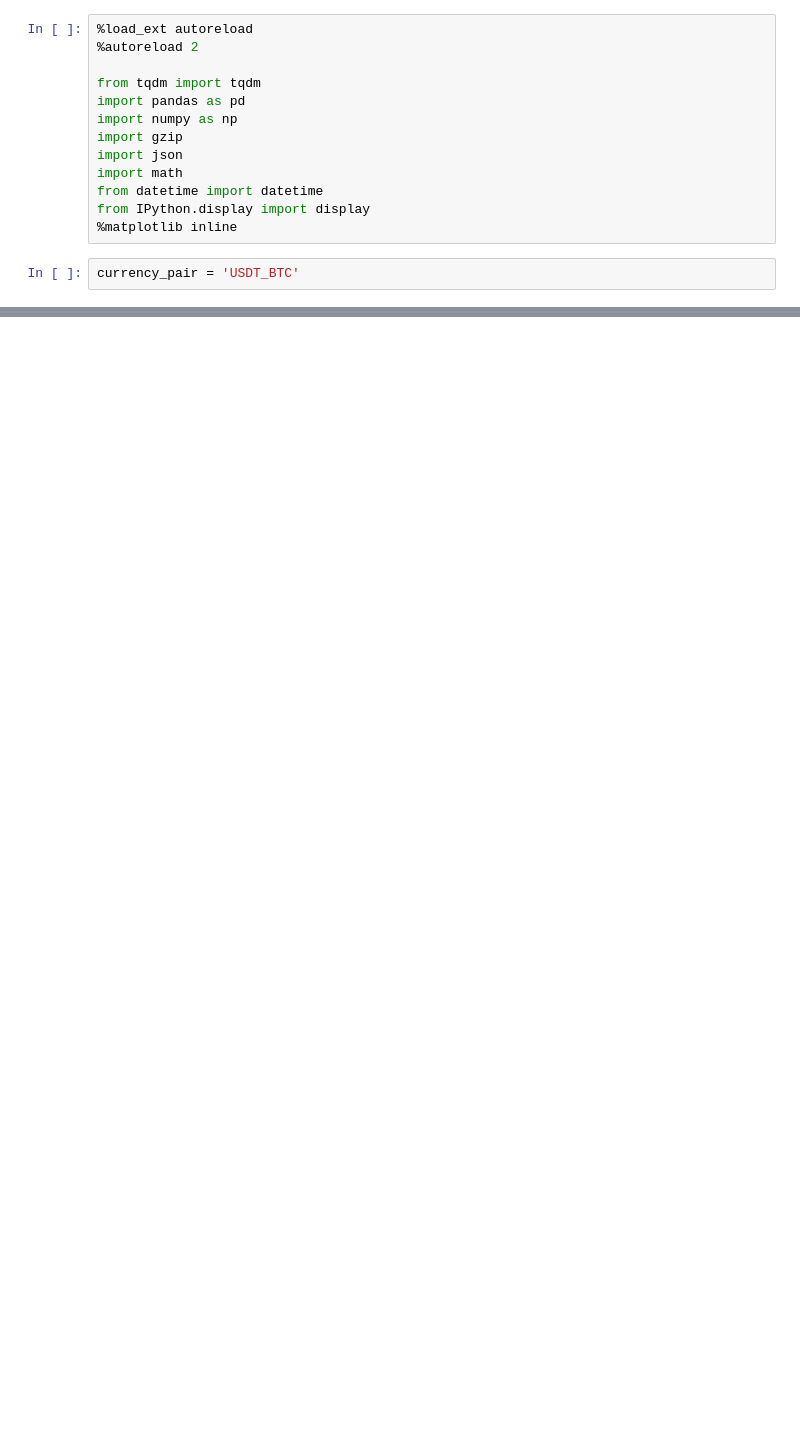
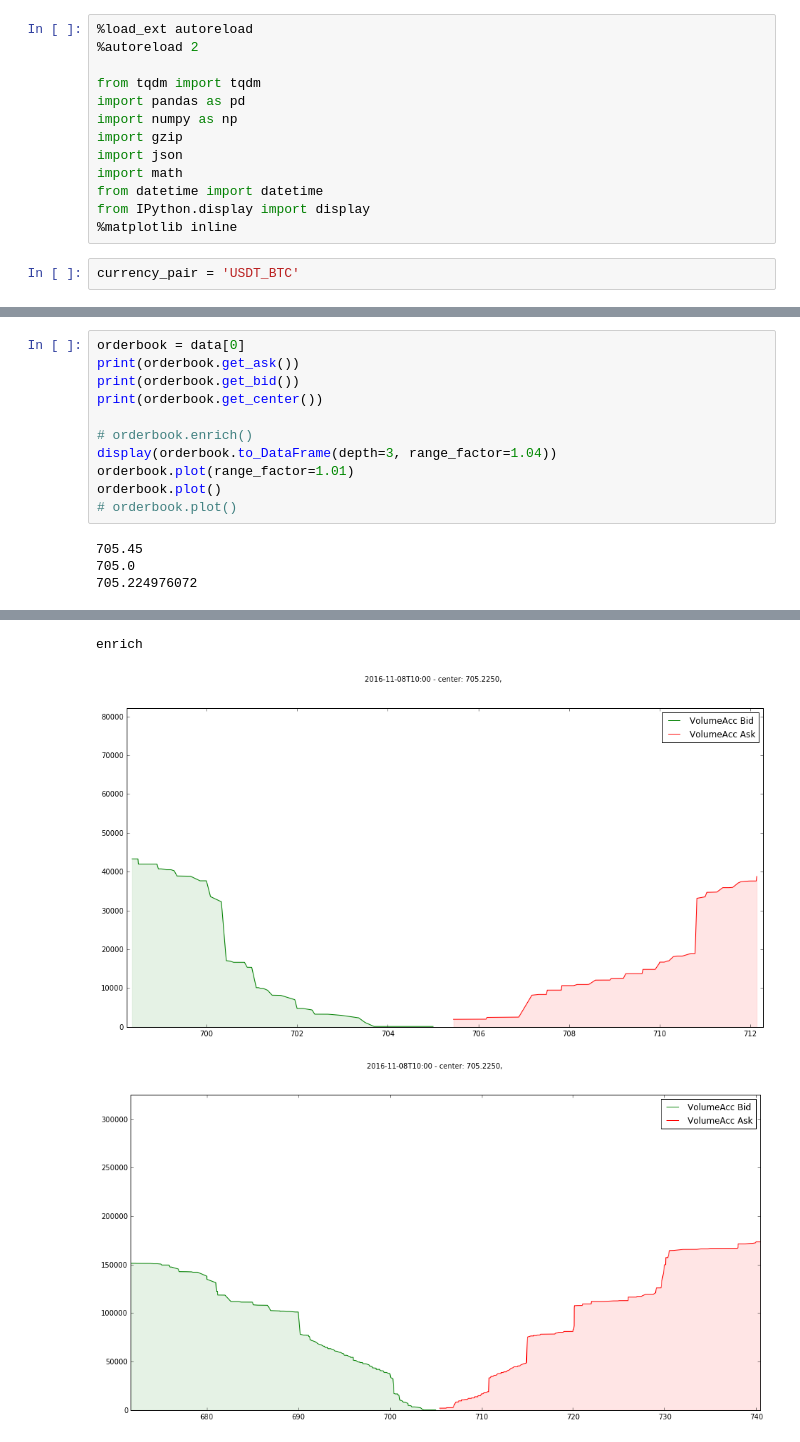
Before and after one commit to axelperschmann/orderbook_agent, a Jupyter notebook: 1_version2/1_extract_orderbooks.ipynb, the cells around one changed output, grey strips where cells are left out. Cells and saved outputs as stored; diff of their text form; blank space fills up the shorter version.

```diff
--- a/1_version2/1_extract_orderbooks.ipynb
+++ b/1_version2/1_extract_orderbooks.ipynb
@@ -76,0 +73,15 @@ print(get_bid(orderbook))
+# %%
+orderbook = data[0]
+print(orderbook.get_ask())
+print(orderbook.get_bid())
+print(orderbook.get_center())
+
+# orderbook.enrich()
+display(orderbook.to_DataFrame(depth=3, range_factor=1.04))
+orderbook.plot(range_factor=1.01)
+orderbook.plot()
+# orderbook.plot()
+# %% [output]
+705.45
+705.0
+705.224976072
@@ -76,0 +96,3 @@ print(get_bid(orderbook))
+enrich
+[figure, added]
+[figure, added]
```
Also changed, not shown: parts of 6 cells of this notebook, 2 other files.
